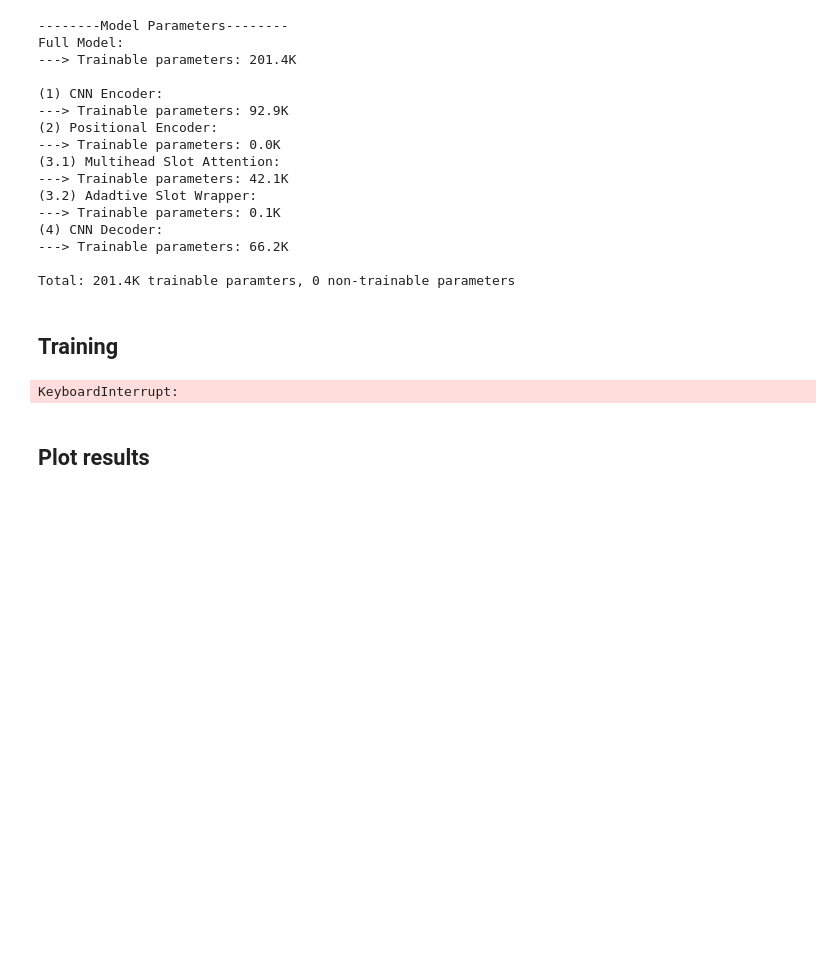
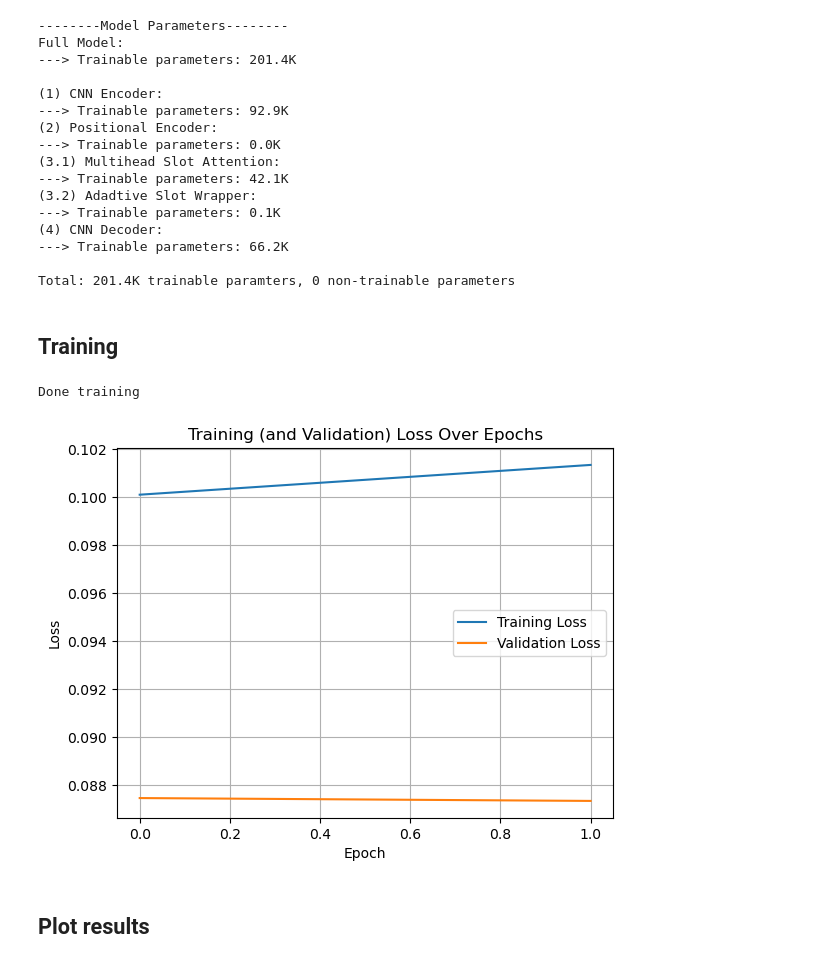
Before and after one commit to elonvg/Slot-Attention-Transformer, a Jupyter notebook: Notebook slotattn test.ipynb, the cells around one changed output. Cells and saved outputs as stored; diff of their text form; code cells hidden in the pictures; blank space fills up the shorter version.

```diff
--- a/Notebook slotattn test.ipynb
+++ b/Notebook slotattn test.ipynb
@@ -206,10 +206,18 @@ Total: 201.4K trainable paramters, 0 non-trainable parameters
 # %%
 
 loss_fn = nn.MSELoss() # For multiple classes use CrossEntropyLoss (and more out_channels)
 optimizer = optim.Adam(model.parameters(), lr=LEARNING_RATE)
+scheduler = optim.lr_scheduler.ReduceLROnPlateau(
+    optimizer=optimizer,
+    mode='min',
+    factor=0.1,
+    patience=10,
+    verbose=True
+)
 
-trainmodel(train_loader, val_loader, model, loss_fn, LAMBDA_AUX, optimizer, num_epochs=NUM_EPOCHS, device=DEVICE)
+trainmodel(train_loader, val_loader, model, loss_fn, LAMBDA_AUX, optimizer, scheduler, num_epochs=NUM_EPOCHS, device=DEVICE)
 # %% [output]
-KeyboardInterrupt:
+Done training
+[figure, added]
 # %% [markdown]
 ## Plot results
```
Also changed, not shown: parts of 3 cells of this notebook, 1 other file.
